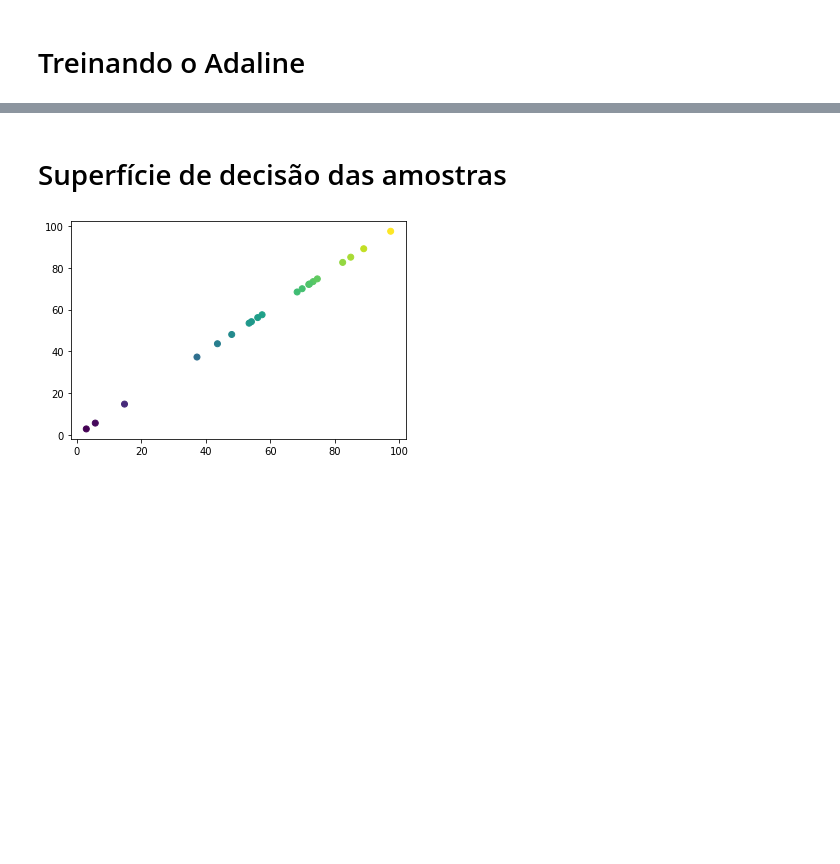
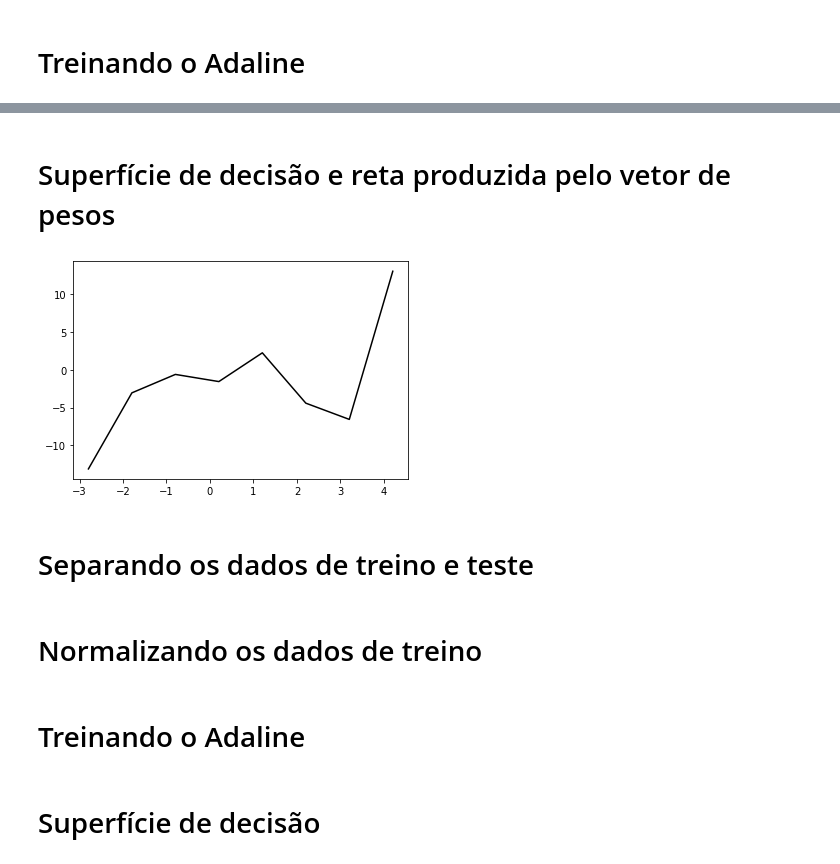
Before and after one commit to cacajr/RNA, a Jupyter notebook: exercises.ipynb, the cells around one changed output, grey strips where cells are left out. Drawn from its saved outputs; the diff is of its cells as text; code cells hidden in the pictures; blank space fills up the shorter version.

```diff
--- a/exercises.ipynb
+++ b/exercises.ipynb
@@ -155,0 +161,7 @@ X_train, X_test, y_train, y_test = train_test_split(X, y, test_size = 0.2)
+# %%
+import pandas as pd
+
+Xy = pd.read_excel('./datasets/concrete_data.xls')
+
+X = Xy.drop(Xy.columns[-1], axis = 1)
+y = Xy[Xy.columns[-1]]
@@ -156 +170,5 @@ X_train, X_test, y_train, y_test = train_test_split(X, y, test_size = 0.2)
+# %%
+from sklearn.model_selection import train_test_split
+
+X_train, X_test, y_train, y_test = train_test_split(X, y, test_size = 0.2)
 # %% [markdown]
@@ -171,0 +188,20 @@ cls_adaline.fit(X_train, y_train) # caso queira usar os dados normalizados usar
+# %% [markdown]
+# Superfície de decisão e reta produzida pelo vetor de pesos
+# %%
+from matplotlib import pyplot as plt
+
+W = cls_adaline.get_weight()
+
+b = cls_adaline.get_bies()
+w_0 = W[0]
+w = W[1:]
+
+# x = X_train_scaler.values.squeeze()
+x = np.arange(X_train_scaler.min().values.min(), X_train_scaler.max().values.max())
+
+plt.plot(x, b + x * w, color = 'black')
+plt.show()
+# %% [output]
+[figure, added]
+# %% [markdown]
+# Separando os dados de treino e teste
@@ -171,0 +212,2 @@ cls_adaline.fit(X_train, y_train) # caso queira usar os dados normalizados usar
+# %% [markdown]
+# Normalizando os dados de treino
@@ -171,0 +219,2 @@ cls_adaline.fit(X_train, y_train) # caso queira usar os dados normalizados usar
+# %% [markdown]
+# Treinando o Adaline
@@ -172,9 +226,2 @@ cls_adaline.fit(X_train, y_train) # caso queira usar os dados normalizados usar
 # %% [markdown]
-# Superfície de decisão das amostras
+# Superfície de decisão
-# %%
-from matplotlib import pyplot as plt
-
-plt.scatter(X_test['X_1'], X_test['X_1'], c = y_test)
-plt.show()
-# %% [output]
-[figure, removed]
```
Also changed, not shown: parts of 19 cells of this notebook, 1 other file.
